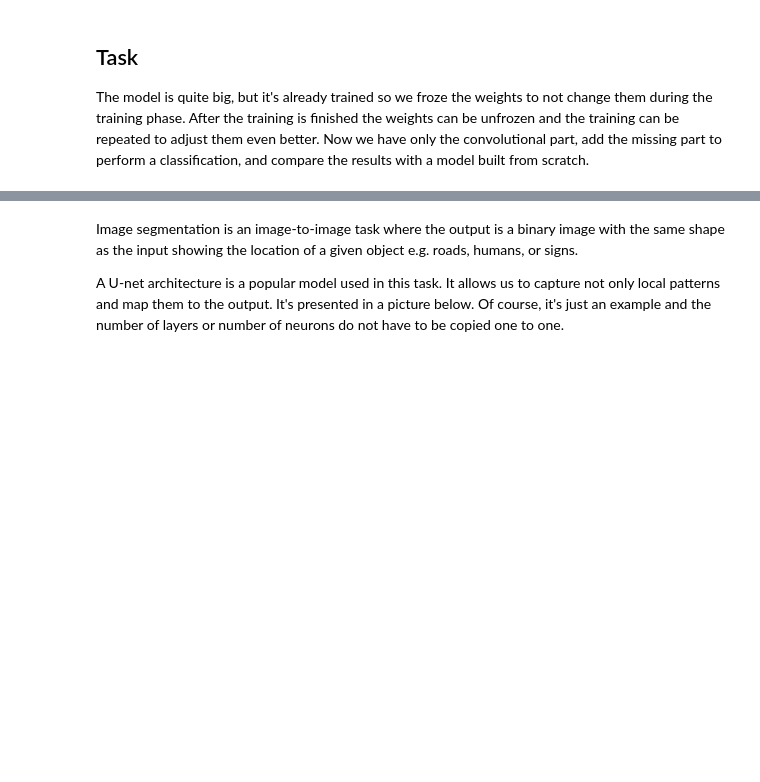
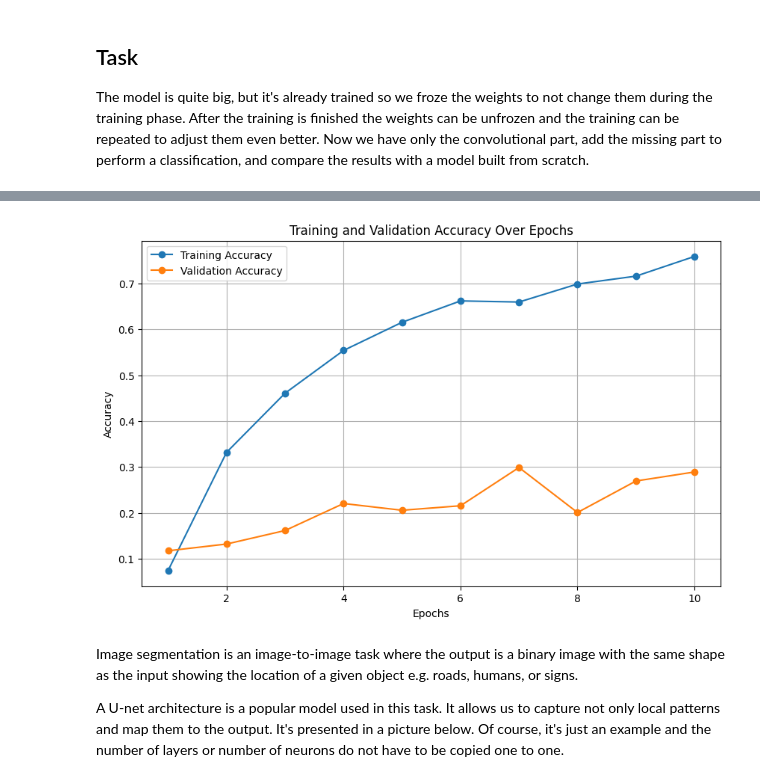
Before and after one commit to Bialkasss/DeepLearning, a Jupyter notebook: CNN/LabCNN2.ipynb, the cells around one changed output, grey strips where cells are left out. Cells and saved outputs as stored; diff of their text form; code cells hidden in the pictures; blank space fills up the shorter version.

```diff
--- a/CNN/LabCNN2.ipynb
+++ b/CNN/LabCNN2.ipynb
@@ -139,3 +248,12 @@ base_model.summary()
 ## Task
 
 The model is quite big, but it's already trained so we froze the weights to not change them during the training phase. After the training is finished the weights can be unfrozen and the training can be repeated to adjust them even better. Now we have only the convolutional part, add the missing part to perform a classification, and compare the results with a model built from scratch.
+# %%
+model = Sequential([
+    base_model,
+    Flatten(),
+    Dense(512, activation="relu"),
+    Dropout(0.4),
+    Dense(102, activation="softmax")
+])
+model.summary()
@@ -141,0 +278,12 @@ The model is quite big, but it's already trained so we froze the weights to not
+# %%
+model.compile(optimizer="adam", loss="sparse_categorical_crossentropy",
+              metrics=["accuracy"])
+
+history = model.fit(
+    ds_train,
+    validation_data=ds_val,
+    epochs=10,
+    verbose=1
+)
+test_loss, test_accuracy = model.evaluate(ds_test)
+print(f"Test Loss: {test_loss:.4f}, Test Accuracy: {test_accuracy:.4f}")
@@ -142,3 +309,17 @@ The model is quite big, but it's already trained so we froze the weights to not
+# %%
+import matplotlib.pyplot as plt
+epochs = range(1, len(history.history['accuracy']) + 1)
+plt.figure(figsize=(10, 6))
+plt.plot(epochs, history.history['accuracy'], label='Training Accuracy', marker='o')
+plt.plot(epochs, history.history['val_accuracy'], label='Validation Accuracy', marker='o')
+plt.title('Training and Validation Accuracy Over Epochs')
+plt.xlabel('Epochs')
+plt.ylabel('Accuracy')
+plt.legend()
+plt.grid(True)
+plt.show()
+# %% [output]
+[figure, added]
 # %% [markdown]
 Image segmentation is an image-to-image task where the output is a binary image with the same shape as the input showing the location of a given object e.g. roads, humans, or signs.
 
```
Also changed, not shown: parts of 8 cells of this notebook, 1 other file.
